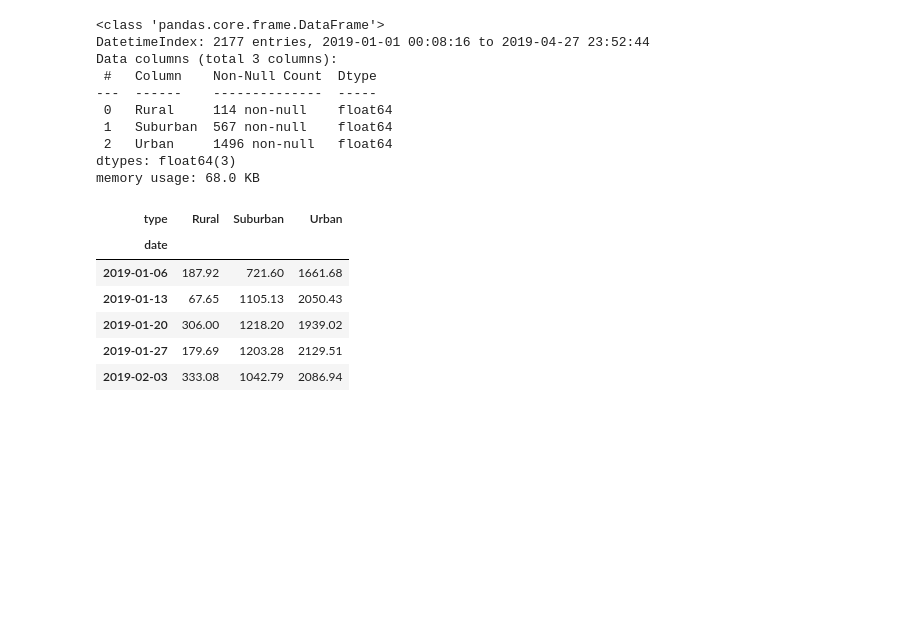
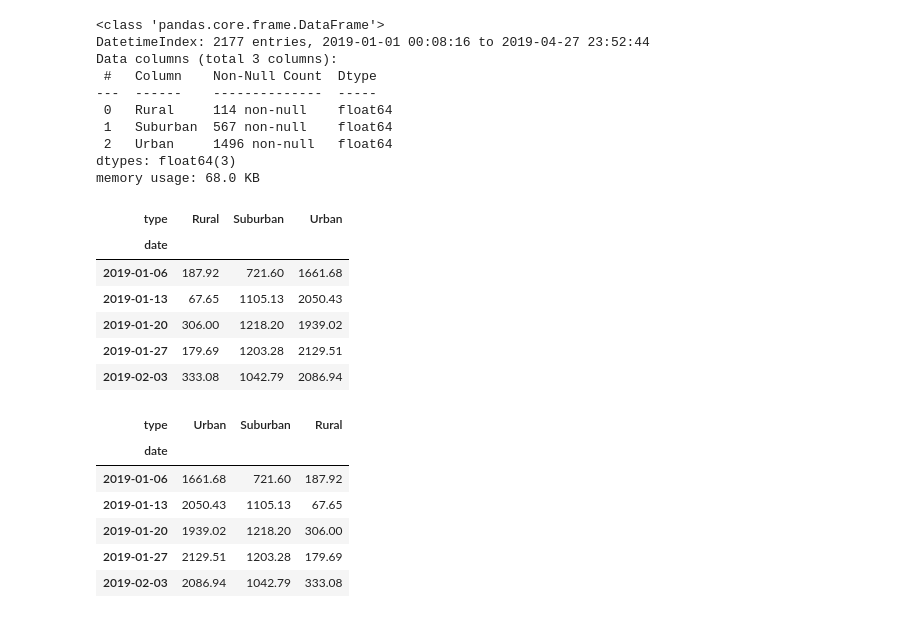
Before and after one commit to juliomeza/PyBer_Analysis, a Jupyter notebook: PyBer_Challenge.ipynb, the cells around one changed output. Saved outputs shown, nothing was run; the diff lists cells and outputs as text; code cells hidden in the pictures; blank space fills up the shorter version.

```diff
--- a/PyBer_Challenge.ipynb
+++ b/PyBer_Challenge.ipynb
@@ -252,6 +252,18 @@ fares_per_week_df.head()
 | 2019-01-20 | 306.00 | 1218.20 | 1939.02 |
 | 2019-01-27 | 179.69 | 1203.28 | 2129.51 |
 | 2019-02-03 | 333.08 | 1042.79 | 2086.94 |
+# %%
+# Changing the columns Order (Improved chart reading)
+fares_per_week_df = fares_per_week_df[['Urban', 'Suburban', 'Rural']]
+fares_per_week_df.head()
+# %% [output]
+| type | Urban | Suburban | Rural |
+| date |  |  |  |
+| 2019-01-06 | 1661.68 | 721.60 | 187.92 |
+| 2019-01-13 | 2050.43 | 1105.13 | 67.65 |
+| 2019-01-20 | 1939.02 | 1218.20 | 306.00 |
+| 2019-01-27 | 2129.51 | 1203.28 | 179.69 |
+| 2019-02-03 | 2086.94 | 1042.79 | 333.08 |
 # %%
 # 8. Using the object-oriented interface method, plot the resample DataFrame using the df.plot() function.
 
```
Also changed, not shown: parts of 2 cells of this notebook, 1 other file.
